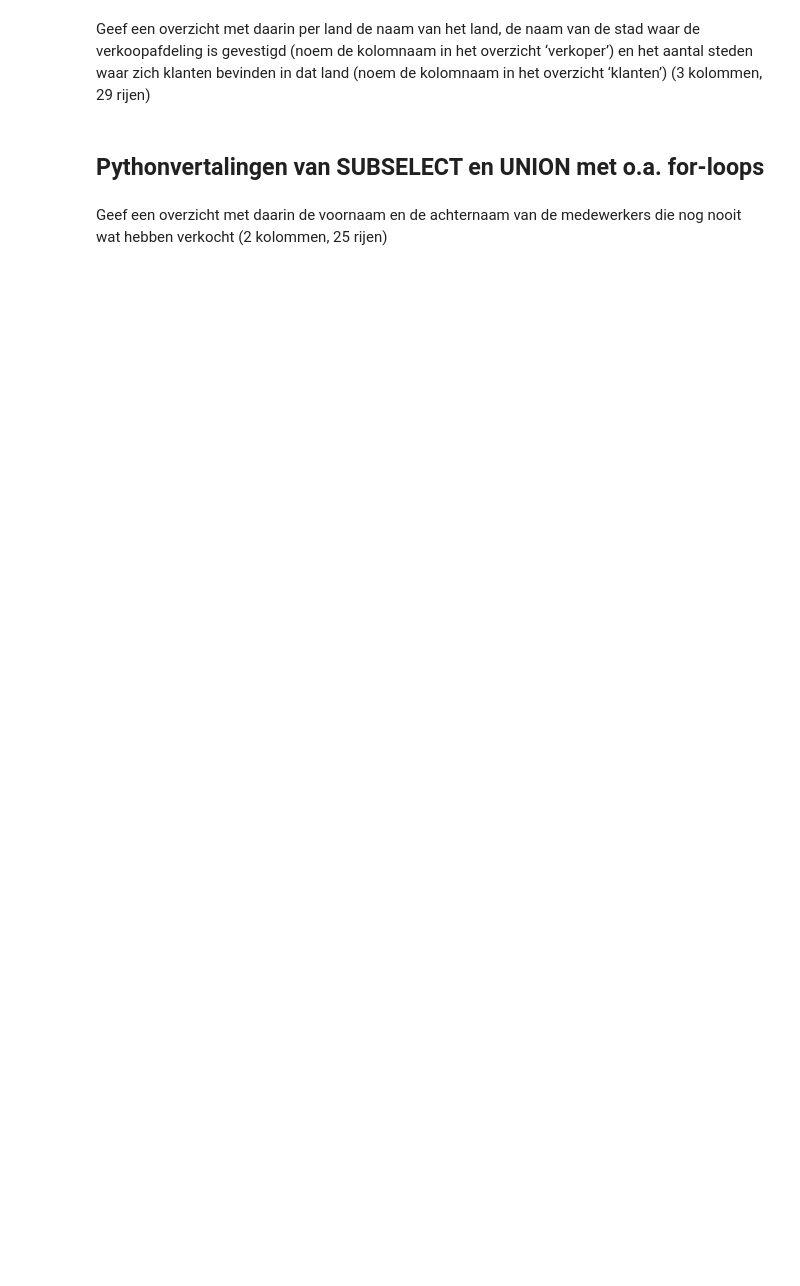
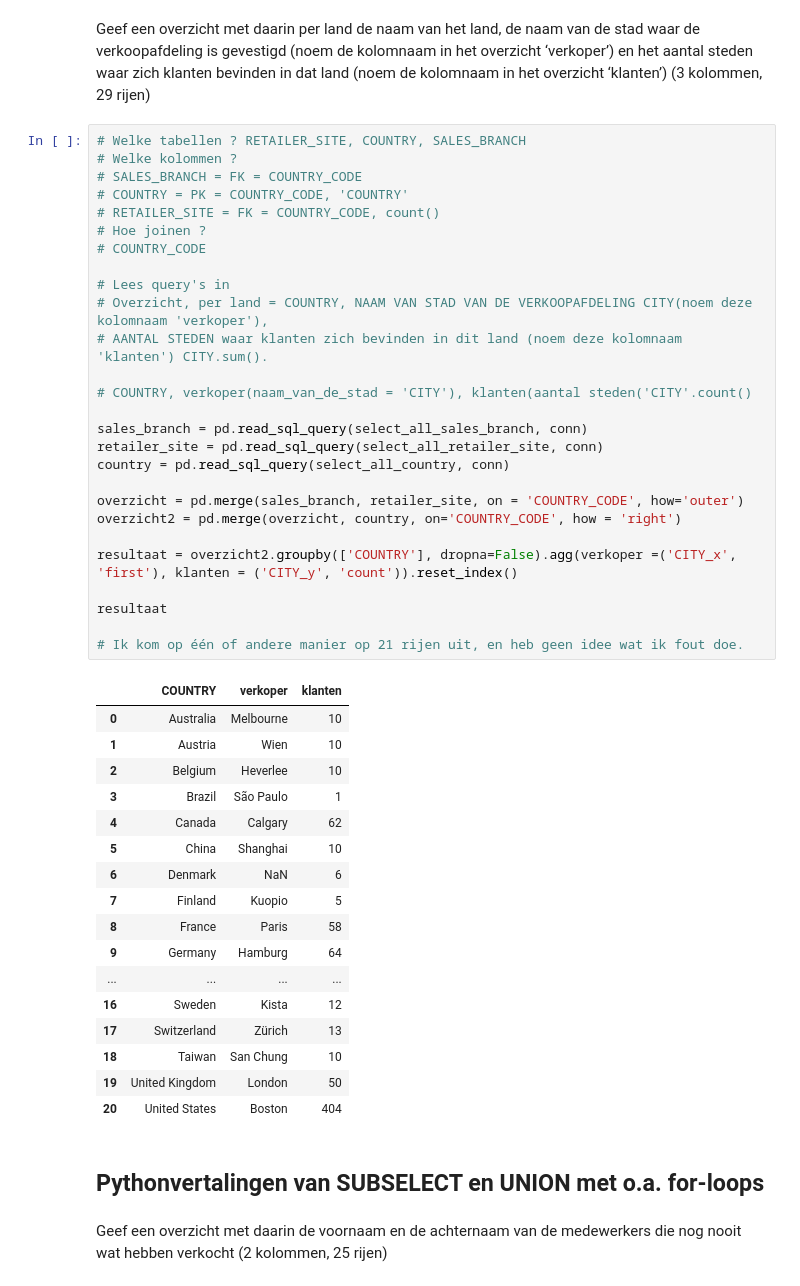
Before and after one commit to RobbertSchwarze/SEM4Robbert, a Jupyter notebook: DEAI - Pythonweek WC Dataselectie met pandas/Opdrachten.ipynb, the cells around one changed output. Cells and saved outputs as stored; diff of their text form; blank space fills up the shorter version.

```diff
--- a/DEAI - Pythonweek WC Dataselectie met pandas/Opdrachten.ipynb
+++ b/DEAI - Pythonweek WC Dataselectie met pandas/Opdrachten.ipynb
@@ -806,6 +807,51 @@ resultaat
 | 5 | 6 | TrailChef Deluxe Cook Set | 1 | Cooking Gear | 3110 | ... |
 # %% [markdown]
 Geef een overzicht met daarin per land de naam van het land, de naam van de stad waar de verkoopafdeling is gevestigd (noem de kolomnaam in het overzicht ‘verkoper’) en het aantal steden waar zich klanten bevinden in dat land (noem de kolomnaam in het overzicht ‘klanten’) (3 kolommen, 29 rijen)
+# %%
+# Welke tabellen ? RETAILER_SITE, COUNTRY, SALES_BRANCH
+# Welke kolommen ?
+# SALES_BRANCH = FK = COUNTRY_CODE
+# COUNTRY = PK = COUNTRY_CODE, 'COUNTRY'
+# RETAILER_SITE = FK = COUNTRY_CODE, count()
+# Hoe joinen ?
+# COUNTRY_CODE
+
+# Lees query's in
+# Overzicht, per land = COUNTRY, NAAM VAN STAD VAN DE VERKOOPAFDELING CITY(noem deze kolomnaam 'verkoper'),
+# AANTAL STEDEN waar klanten zich bevinden in dit land (noem deze kolomnaam 'klanten') CITY.sum().
+
+# COUNTRY, verkoper(naam_van_de_stad = 'CITY'), klanten(aantal steden('CITY'.count()
+
+sales_branch = pd.read_sql_query(select_all_sales_branch, conn)
+retailer_site = pd.read_sql_query(select_all_retailer_site, conn)
+country = pd.read_sql_query(select_all_country, conn)
+
+overzicht = pd.merge(sales_branch, retailer_site, on = 'COUNTRY_CODE', how='outer')
+overzicht2 = pd.merge(overzicht, country, on='COUNTRY_CODE', how = 'right')
+
+resultaat = overzicht2.groupby(['COUNTRY'], dropna=False).agg(verkoper =('CITY_x', 'first'), klanten = ('CITY_y', 'count')).reset_index()
+
+resultaat
+
+# Ik kom op één of andere manier op 21 rijen uit, en heb geen idee wat ik fout doe.
+# %% [output]
+|  | COUNTRY | verkoper | klanten |
+| 0 | Australia | Melbourne | 10 |
+| 1 | Austria | Wien | 10 |
+| 2 | Belgium | Heverlee | 10 |
+| 3 | Brazil | São Paulo | 1 |
+| 4 | Canada | Calgary | 62 |
+| 5 | China | Shanghai | 10 |
+| 6 | Denmark | NaN | 6 |
+| 7 | Finland | Kuopio | 5 |
+| 8 | France | Paris | 58 |
+| 9 | Germany | Hamburg | 64 |
+| ... | ... | ... | ... |
+| 16 | Sweden | Kista | 12 |
+| 17 | Switzerland | Zürich | 13 |
+| 18 | Taiwan | San Chung | 10 |
+| 19 | United Kingdom | London | 50 |
+| 20 | United States | Boston | 404 |
 # %% [markdown]
 ## Pythonvertalingen van SUBSELECT en UNION met o.a. for-loops
 # %% [markdown]
```
Also changed, not shown: parts of 2 cells of this notebook.
